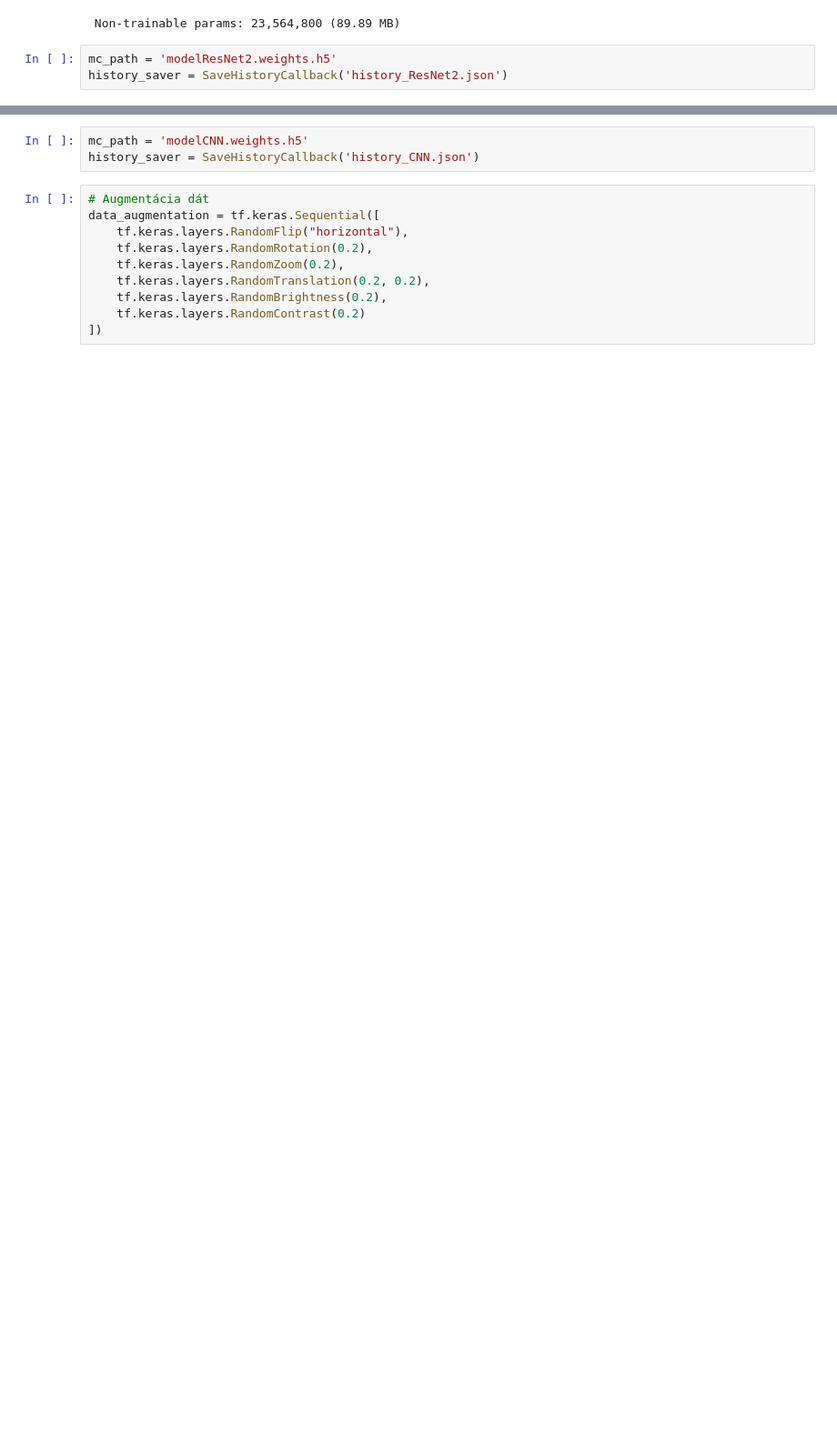
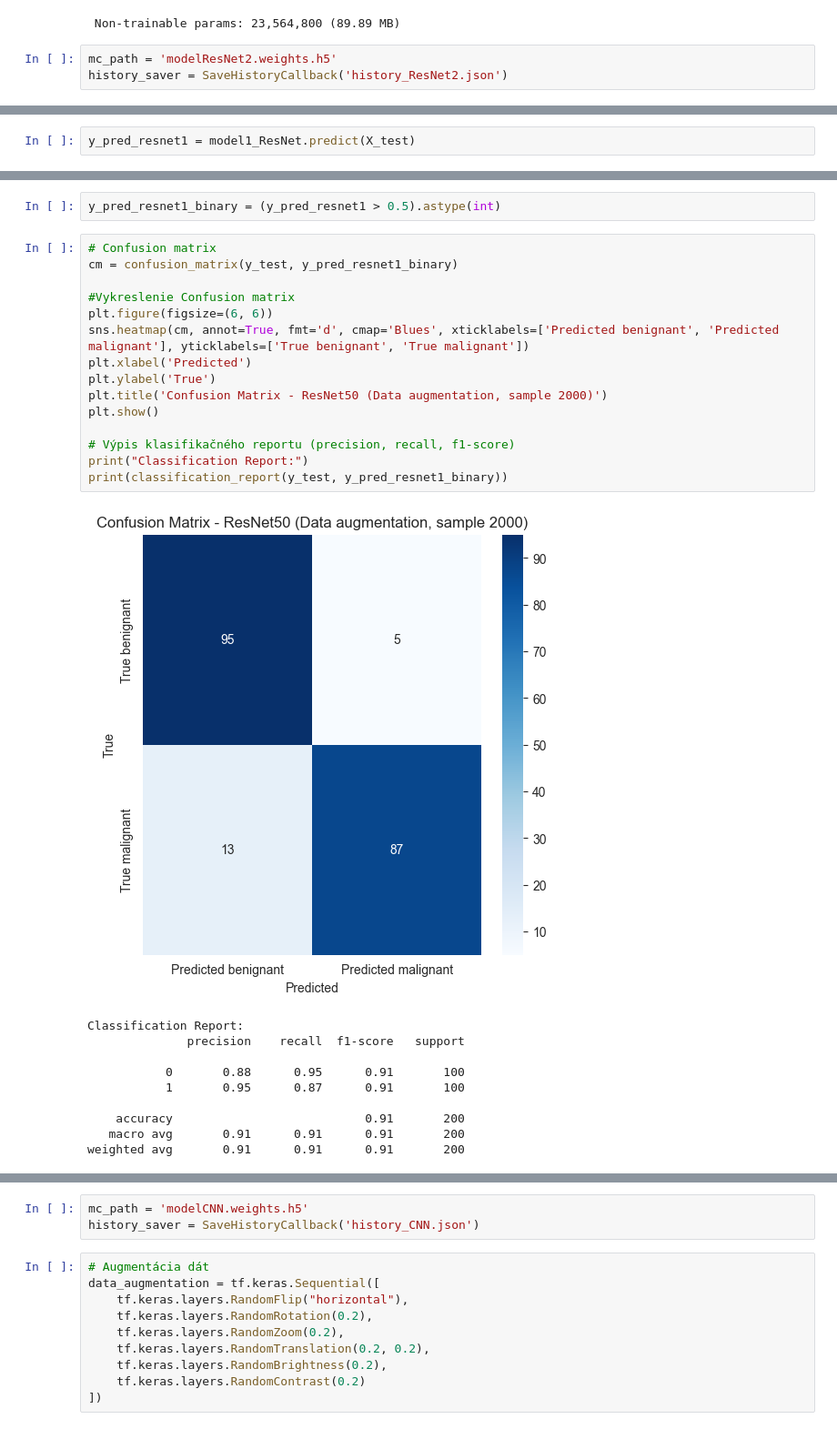
Before and after one commit to JohnyMi/DS_respository, a Jupyter notebook: main.ipynb, the cells around one changed output, grey strips where cells are left out. Shown at 91% size. Saved outputs shown, nothing was run; the diff lists cells and outputs as text; blank space fills up the shorter version.

```diff
--- a/main.ipynb
+++ b/main.ipynb
@@ -1097,0 +1137,2 @@ NameError: name 'pirnt' is not defined
+# %%
+y_pred_resnet1 = model1_ResNet.predict(X_test)
@@ -1098 +1141,29 @@ NameError: name 'pirnt' is not defined
+# %%
+y_pred_resnet1_binary = (y_pred_resnet1 > 0.5).astype(int)
+# %%
+# Confusion matrix
+cm = confusion_matrix(y_test, y_pred_resnet1_binary)
+
+#Vykreslenie Confusion matrix
+plt.figure(figsize=(6, 6))
+sns.heatmap(cm, annot=True, fmt='d', cmap='Blues', xticklabels=['Predicted benignant', 'Predicted malignant'], yticklabels=['True benignant', 'True malignant'])
+plt.xlabel('Predicted')
+plt.ylabel('True')
+plt.title('Confusion Matrix - ResNet50 (Data augmentation, sample 2000)')
+plt.show()
+
+# Výpis klasifikačného reportu (precision, recall, f1-score)
+print("Classification Report:")
+print(classification_report(y_test, y_pred_resnet1_binary))
+# %% [output]
+[figure, added]
+Classification Report:
+              precision    recall  f1-score   support
+
+           0       0.88      0.95      0.91       100
+           1       0.95      0.87      0.91       100
+
+    accuracy                           0.91       200
+   macro avg       0.91      0.91      0.91       200
+weighted avg       0.91      0.91      0.91       200
 # %% [markdown]
```
Also changed, not shown: parts of 40 cells of this notebook, 4 other files.
